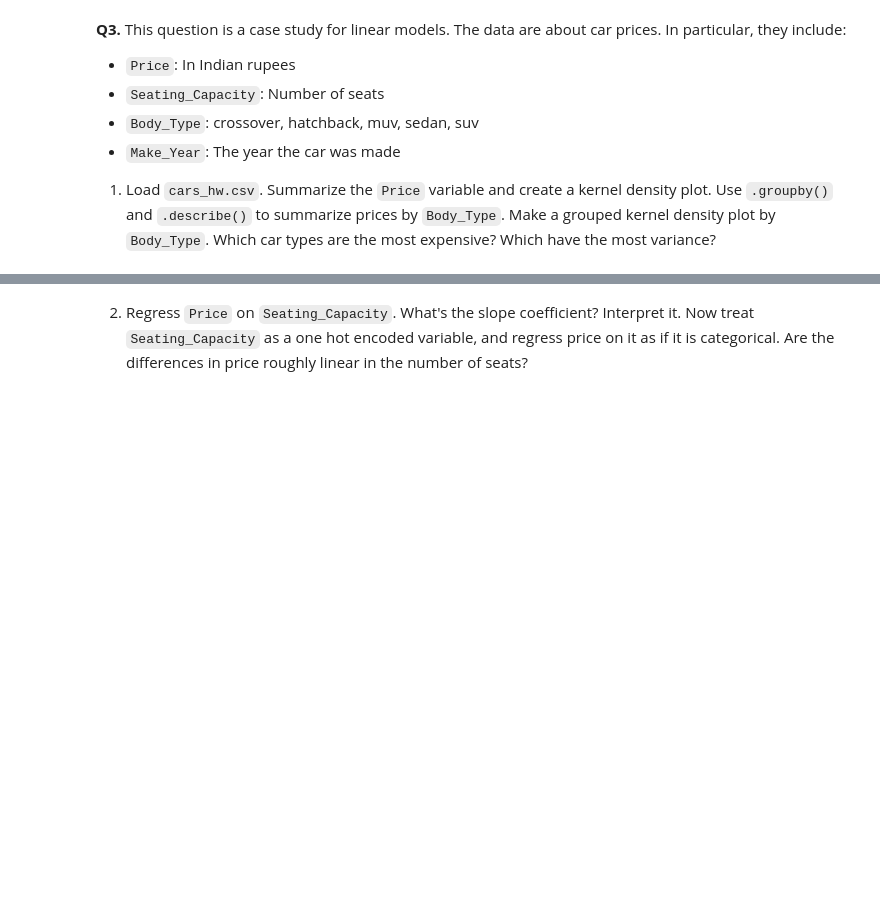
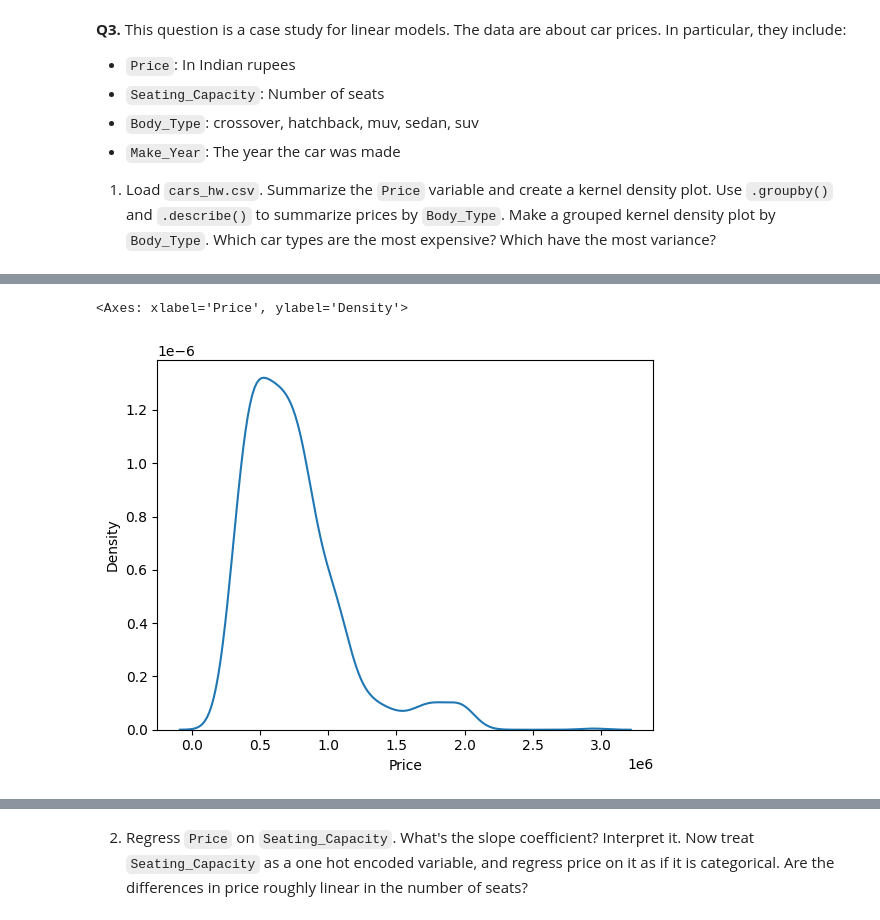
Before and after one commit to calvinpan1/ds3001_assignments, a Jupyter notebook: 03_assignment_linear_models.ipynb, the cells around one changed output, grey strips where cells are left out. Drawn from its saved outputs; the diff is of its cells as text; code cells hidden in the pictures; blank space fills up the shorter version.

```diff
--- a/03_assignment_linear_models.ipynb
+++ b/03_assignment_linear_models.ipynb
@@ -305,3 +299,7 @@ None of our models are accurate at predicting prices: RMSEs are around 9k, which
   - `Make_Year`: The year the car was made
 
   1. Load `cars_hw.csv`. Summarize the `Price` variable and create a kernel density plot. Use `.groupby()` and `.describe()` to summarize prices by `Body_Type`. Make a grouped kernel density plot by `Body_Type`. Which car types are the most expensive? Which have the most variance?
+# %%
+cars = pd.read_csv("./data/cars_hw.csv", encoding = "utf-8").rename(columns=lambda c: c.strip())
+cars['Body_Type'] = cars['Body_Type'].astype('string')
+cars.head()
@@ -307,0 +326,5 @@ None of our models are accurate at predicting prices: RMSEs are around 9k, which
+# %%
+sns.kdeplot(cars['Price'])
+# %% [output]
+<Axes: xlabel='Price', ylabel='Density'>
+[figure, added]
```
Also changed, not shown: parts of 34 cells of this notebook.
